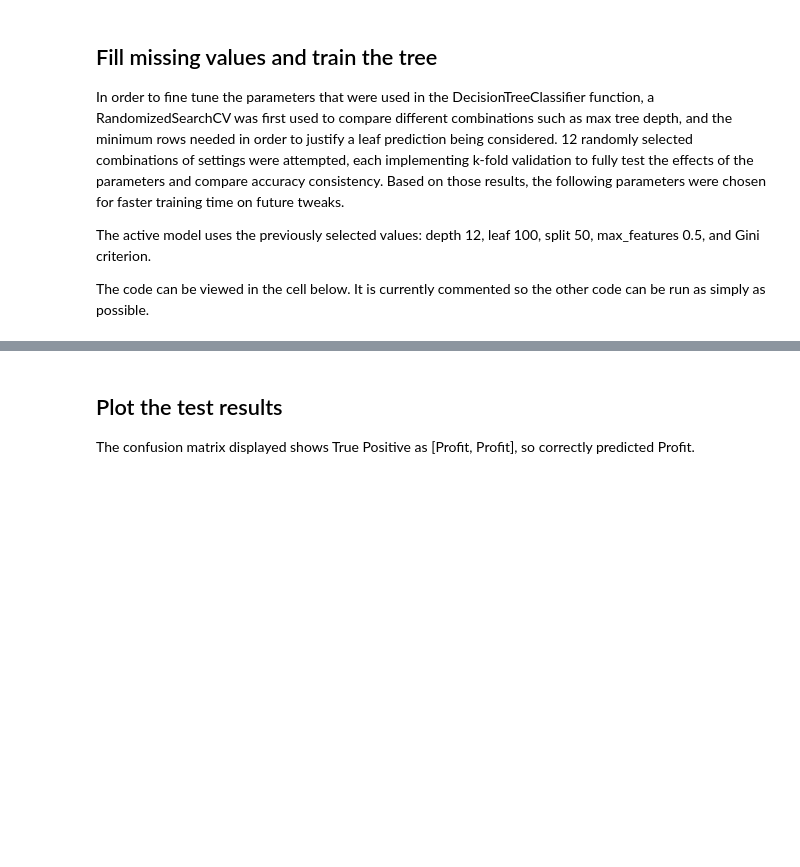
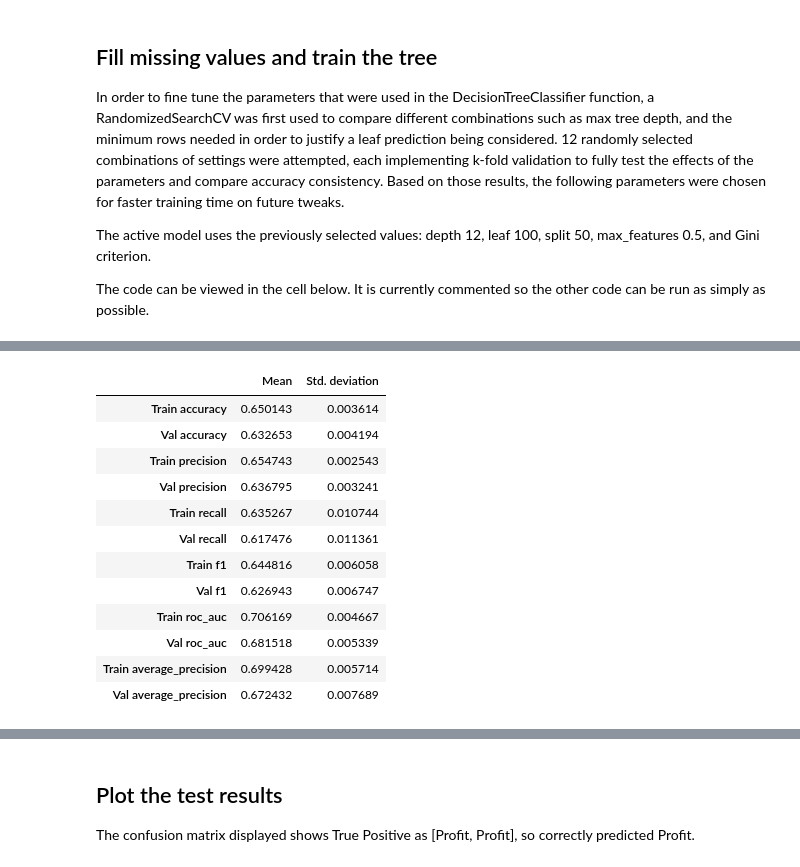
Before and after one commit to nicohaines/Classification-for-Predicting-P2P-Loan-Profitability, a Jupyter notebook: algorithms/DecisionTree.ipynb, the cells around one changed output, grey strips where cells are left out. Cells and saved outputs as stored; diff of their text form; code cells hidden in the pictures; blank space fills up the shorter version.

```diff
--- a/algorithms/DecisionTree.ipynb
+++ b/algorithms/DecisionTree.ipynb
@@ -75,0 +143,16 @@ The code can be viewed in the cell below. It is currently commented so the other
+# %%
+summarize(dt_folds)
+# %% [output]
+|  | Mean | Std. deviation |
+| Train accuracy | 0.650143 | 0.003614 |
+| Val accuracy | 0.632653 | 0.004194 |
+| Train precision | 0.654743 | 0.002543 |
+| Val precision | 0.636795 | 0.003241 |
+| Train recall | 0.635267 | 0.010744 |
+| Val recall | 0.617476 | 0.011361 |
+| Train f1 | 0.644816 | 0.006058 |
+| Val f1 | 0.626943 | 0.006747 |
+| Train roc_auc | 0.706169 | 0.004667 |
+| Val roc_auc | 0.681518 | 0.005339 |
+| Train average_precision | 0.699428 | 0.005714 |
+| Val average_precision | 0.672432 | 0.007689 |
```
Also changed, not shown: parts of 20 cells of this notebook, 2 other files.
